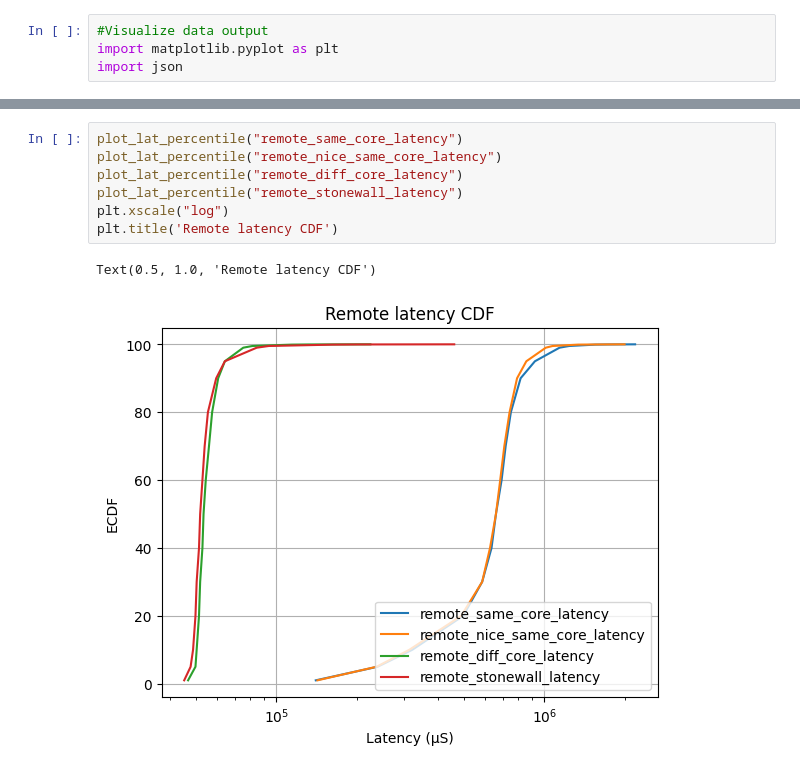
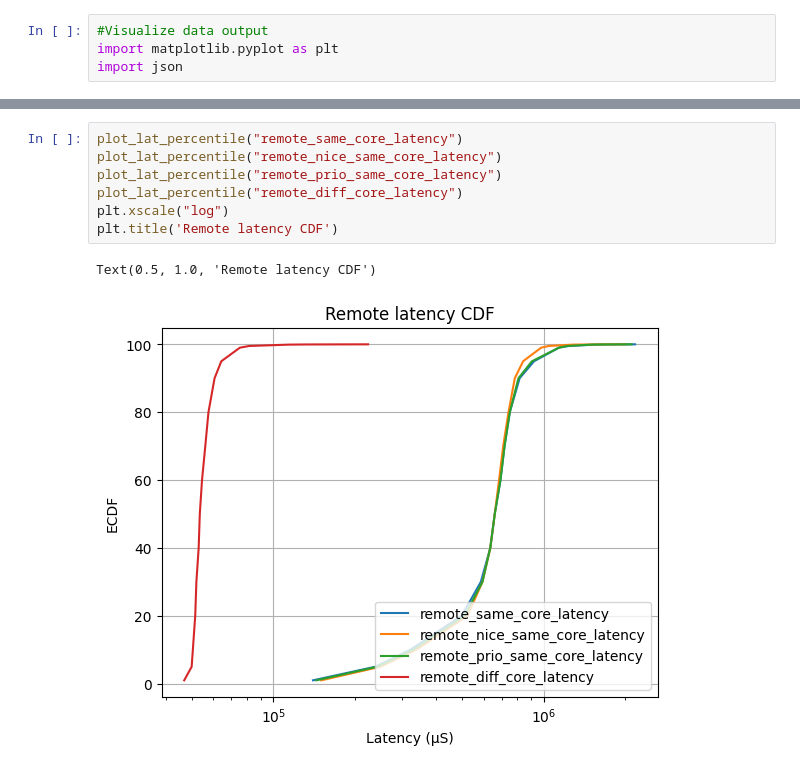
Before and after one commit to bergstartup/master-thesis, a Jupyter notebook: observations/visualizer.ipynb, the cells around one changed output, grey strips where cells are left out. Drawn from its saved outputs; the diff is of its cells as text.

```diff
--- a/observations/visualizer.ipynb
+++ b/observations/visualizer.ipynb
@@ -87,10 +99,10 @@ Text(0.5, 1.0, 'Local latency CDF')
 # %%
 plot_lat_percentile("remote_same_core_latency")
 plot_lat_percentile("remote_nice_same_core_latency")
+plot_lat_percentile("remote_prio_same_core_latency")
 plot_lat_percentile("remote_diff_core_latency")
-plot_lat_percentile("remote_stonewall_latency")
 plt.xscale("log")
 plt.title('Remote latency CDF')
 # %% [output]
 Text(0.5, 1.0, 'Remote latency CDF')
-[figure, old version]
+[figure, new version]
```
Also changed, not shown: parts of 17 cells of this notebook, 16 other files.
